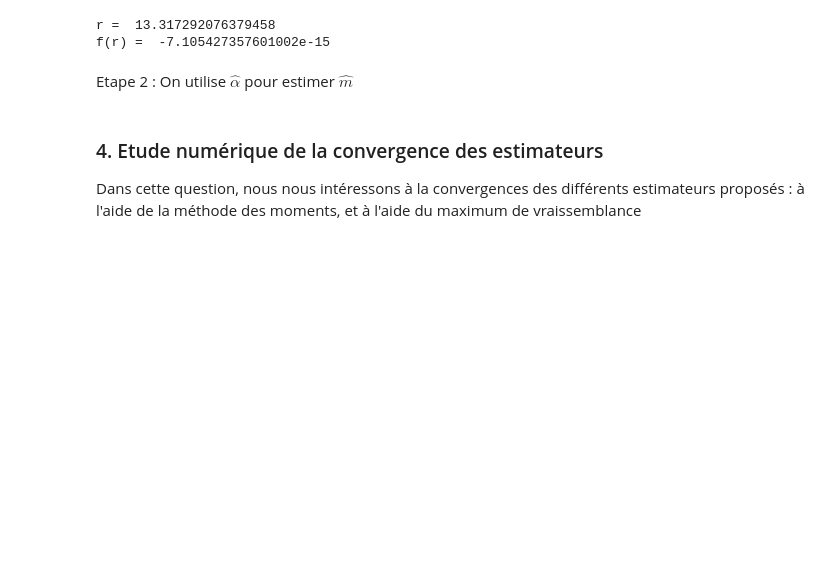
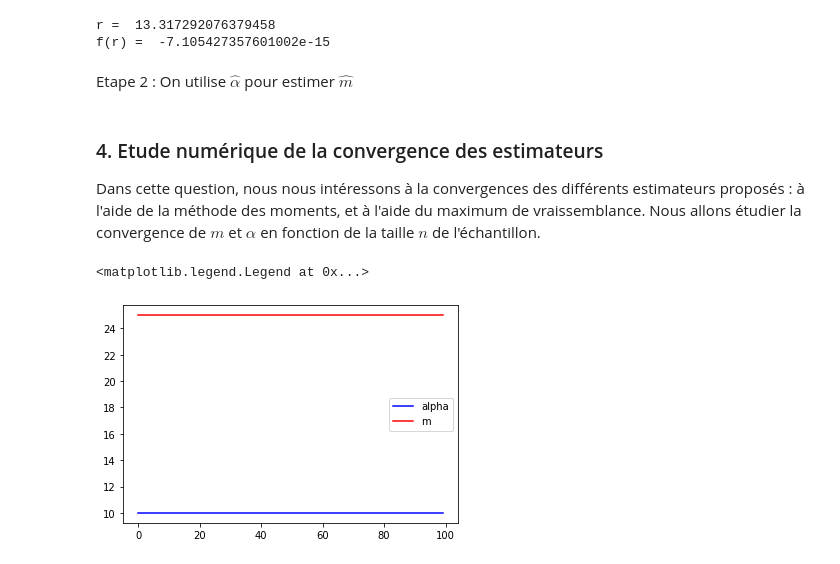
Before and after one commit to Aympab/Projet_Probas_Stats, a Jupyter notebook: main.ipynb, the cells around one changed output. Saved outputs shown, nothing was run; the diff lists cells and outputs as text; code cells hidden in the pictures; blank space fills up the shorter version.

```diff
--- a/main.ipynb
+++ b/main.ipynb
@@ -47,10 +47,10 @@ Maintenant, confirmons cela empiriquement avec python. Pour cela, tout d'abord,
 from scipy.integrate import quad
 import matplotlib.pyplot as plt
 import itertools
-from math import exp
+from math import *
 
 _alpha = 10
-_m = 49
+_m = 25
 
 def f(x, alpha=_alpha,m=_m) :
     return (1/alpha) * exp(-((x-m)/alpha)) * exp(-exp(-((x-m)/alpha)))
@@ -250,7 +251,7 @@ Pour cela, nous allons utiliser la [fonction de scipy](https://docs.scipy.org/do
 import numpy as np
 from scipy import optimize
 
-def f(alpha, xi) :
+def func(alpha, xi) :
     m = np.mean(xi)
     sum_1 = 0
     sum_2 = 0
@@ -261,7 +262,7 @@ def f(alpha, xi) :
 
     return alpha - m + sum_1/sum_2
 
-def f_prime(alpha, xi):
+def func_prime(alpha, xi):
 
     left_1  = 0
     left_2  = 0
@@ -285,10 +286,10 @@ def f_prime(alpha, xi):
 xs = np.linspace(0, 50)
 x0 = 1
 
-r = optimize.newton(f, x0, args=(xs,), fprime=f_prime)
+r = optimize.newton(func, x0, args=(xs,), fprime=func_prime)
 
 print("r = ", r)
-print("f(r) = ", f(r, xs))
+print("f(r) = ", func(r, xs))
 # %% [output]
 r =  13.317292076379458
 f(r) =  -7.105427357601002e-15
@@ -296,4 +297,54 @@ f(r) =  -7.105427357601002e-15
 Etape 2 : On utilise $\hat{\alpha}$ pour estimer $\hat{m}$
 # %% [markdown]
 ### 4. Etude numérique de la convergence des estimateurs
-Dans cette question, nous nous intéressons à la convergences des différents estimateurs proposés : à l'aide de la méthode des moments, et à l'aide du maximum de vraissemblance
+Dans cette question, nous nous intéressons à la convergences des différents estimateurs proposés : à l'aide de la méthode des moments, et à l'aide du maximum de vraissemblance.
+Nous allons étudier la convergence de $m$ et $\alpha$ en fonction de la taille $n$ de l'échantillon.
+# %%
+N = 1000
+_euleur = 0.577
+
+def moment_alpha(xs, n) :
+    sum = 0
+
+    for x in xs :
+        sum += x**2
+
+    return sqrt((6/pi**2) * (sum/n))
+
+def moment_m(xs, n) :
+    sum_1 = 0
+    sum_2 = 0
+
+    for x in xs :
+        sum_1 += x**2
+        sum_2 += (x**2)*_euleur
+
+    return sum_1/n - sqrt((6/pi**2)*(sum_2/n))
+
+def likelihood_alpha(xs, n) :
+    return 0
+
+def likelihood_m(xs, n) :
+    return 0
+
+m_as = []
+m_ms = []
+
+for n in range(10, N, 10) :
+    xs = range(0, n)
+    sample = [f(x,alpha=a,m=m) for x in xs]
+
+    m_as.append(moment_alpha(xs, n))
+    m_ms.append(moment_m(xs, n))
+
+alphas = np.full(N//10, _alpha)
+ms = np.full(N//10, _m)
+
+# plt.plot(m_as, '--b', label="moment alpha")
+# plt.plot(m_ms, '--r', label="moment m")
+plt.plot(alphas, '-b', label="alpha")
+plt.plot(ms, '-r', label="m")
+plt.legend()
+# %% [output]
+<matplotlib.legend.Legend at 0x...>
+[figure, added]
```
Also changed, not shown: parts of 4 cells of this notebook, 2 other files.
